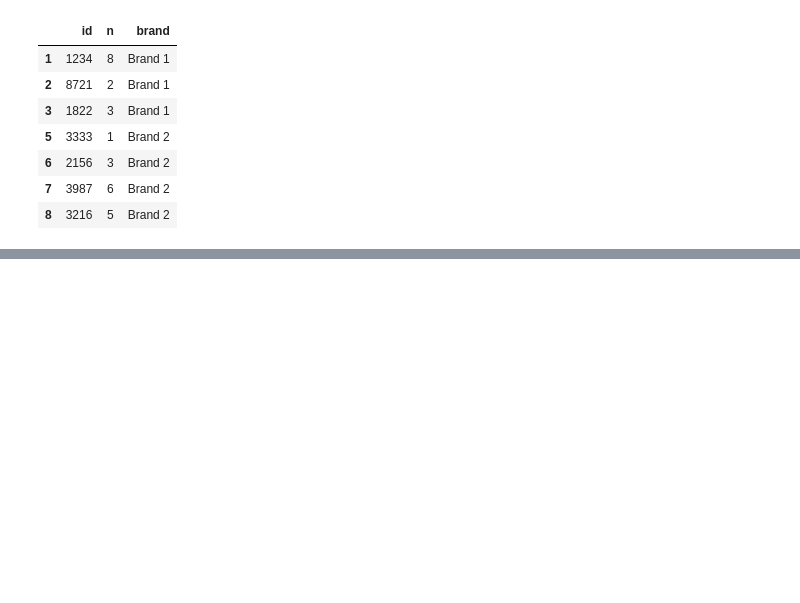
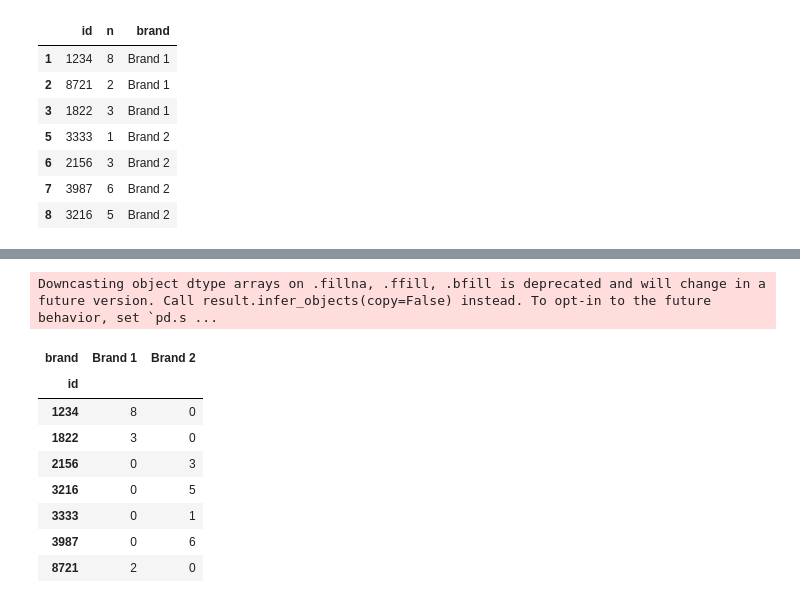
Before and after one commit to jfanshawe2/Day9, a Jupyter notebook: Day9-HW.ipynb, the cells around one changed output, grey strips where cells are left out. Drawn from its saved outputs; the diff is of its cells as text; code cells hidden in the pictures; blank space fills up the shorter version.

```diff
--- a/Day9-HW.ipynb
+++ b/Day9-HW.ipynb
@@ -463,3 +463,17 @@ Try out the **.pivot()** command. See if you can create a DataFrame that looks l
 This is hard! The lecture notes have hints and answers!
 # %%
 # Your code here
+# %%
+DF2=DF.pivot(index='id', columns='brand', values='n').fillna(0)
+DF2
+# %% [output]
+Downcasting object dtype arrays on .fillna, .ffill, .bfill is deprecated and will change in a future version. Call result.infer_objects(copy=False) instead. To opt-in to the future behavior, set `pd.s ...
+| brand | Brand 1 | Brand 2 |
+| id |  |  |
+| 1234 | 8 | 0 |
+| 1822 | 3 | 0 |
+| 2156 | 0 | 3 |
+| 3216 | 0 | 5 |
+| 3333 | 0 | 1 |
+| 3987 | 0 | 6 |
+| 8721 | 2 | 0 |
```
Also changed, not shown: parts of 2 cells of this notebook.
